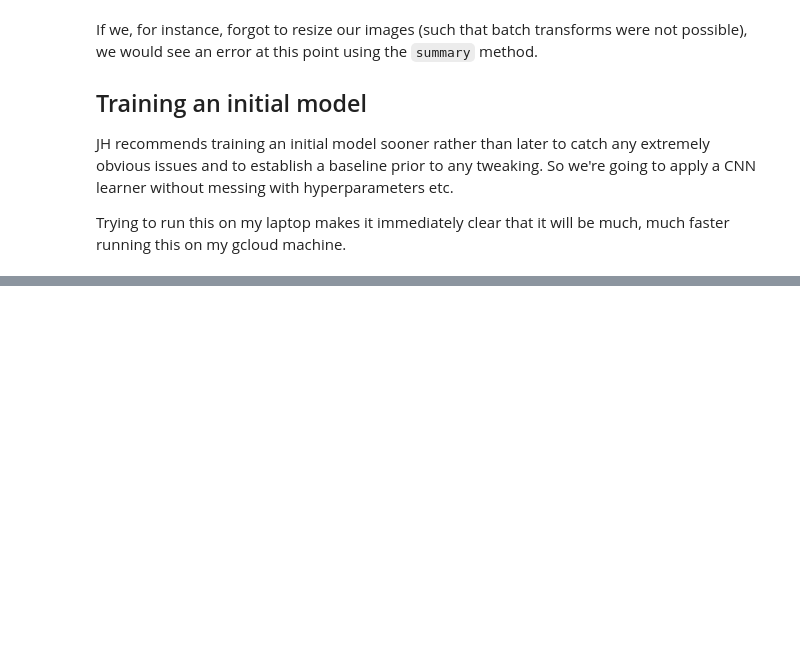
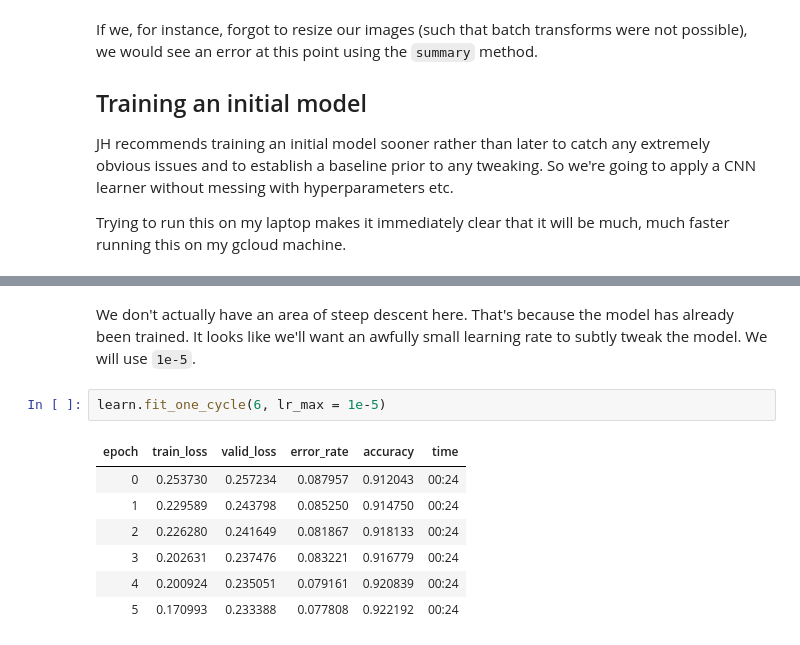
Before and after one commit to djliden/deep_learning_practice, a Jupyter notebook: notebooks/ch5_image_classification.ipynb, the cells around one changed output, grey strips where cells are left out. Cells and saved outputs as stored; diff of their text form; blank space fills up the shorter version.

```diff
--- a/notebooks/ch5_image_classification.ipynb
+++ b/notebooks/ch5_image_classification.ipynb
@@ -95,0 +201,12 @@ learn.fine_tune(2)
+# %% [markdown]
+We don't actually have an area of steep descent here. That's because the model has already been trained. It looks like we'll want an awfully small learning rate to subtly tweak the model. We will use `1e-5`.
+# %%
+learn.fit_one_cycle(6, lr_max = 1e-5)
+# %% [output]
+| epoch | train_loss | valid_loss | error_rate | accuracy | time |
+| 0 | 0.253730 | 0.257234 | 0.087957 | 0.912043 | 00:24 |
+| 1 | 0.229589 | 0.243798 | 0.085250 | 0.914750 | 00:24 |
+| 2 | 0.226280 | 0.241649 | 0.081867 | 0.918133 | 00:24 |
+| 3 | 0.202631 | 0.237476 | 0.083221 | 0.916779 | 00:24 |
+| 4 | 0.200924 | 0.235051 | 0.079161 | 0.920839 | 00:24 |
+| 5 | 0.170993 | 0.233388 | 0.077808 | 0.922192 | 00:24 |
```
Also changed, not shown: parts of 25 cells of this notebook, 1 other file.
